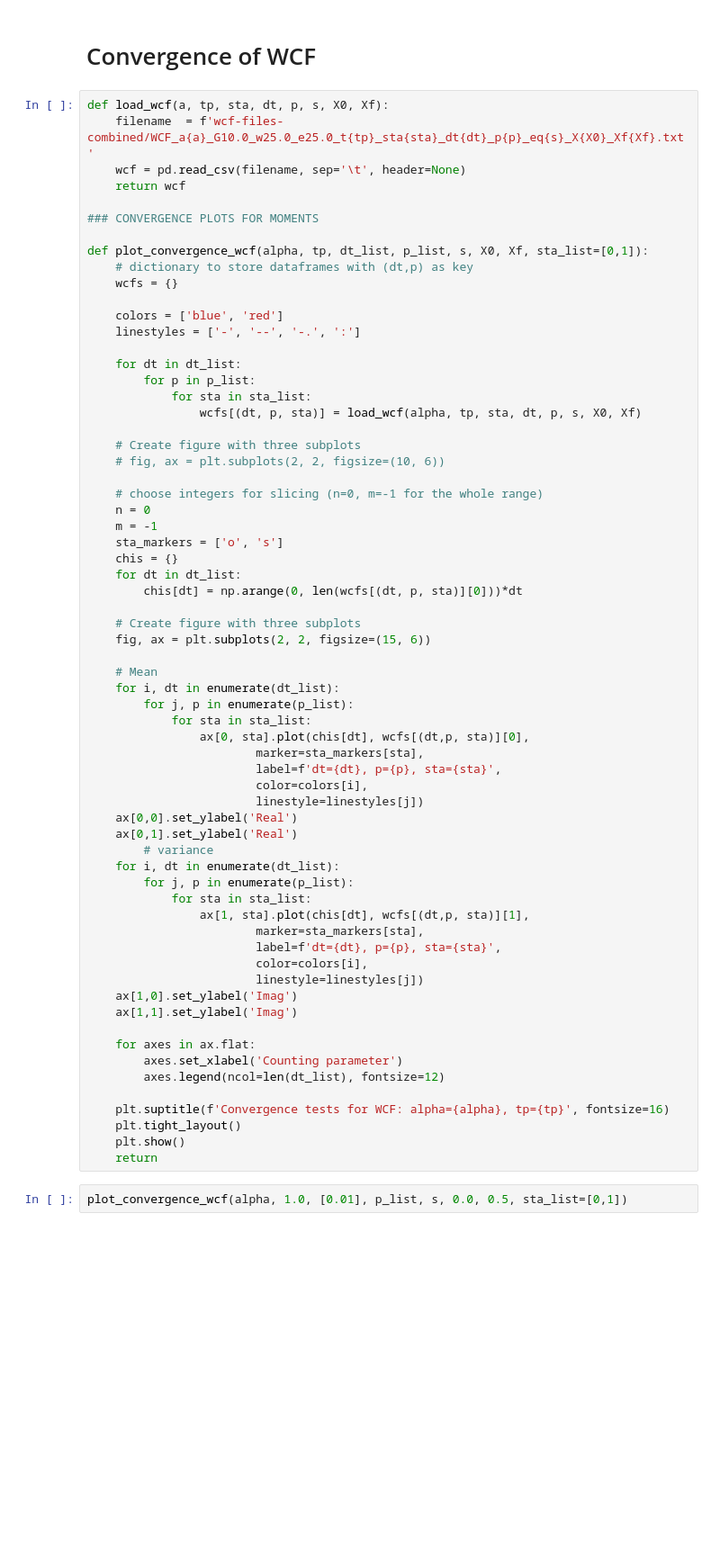
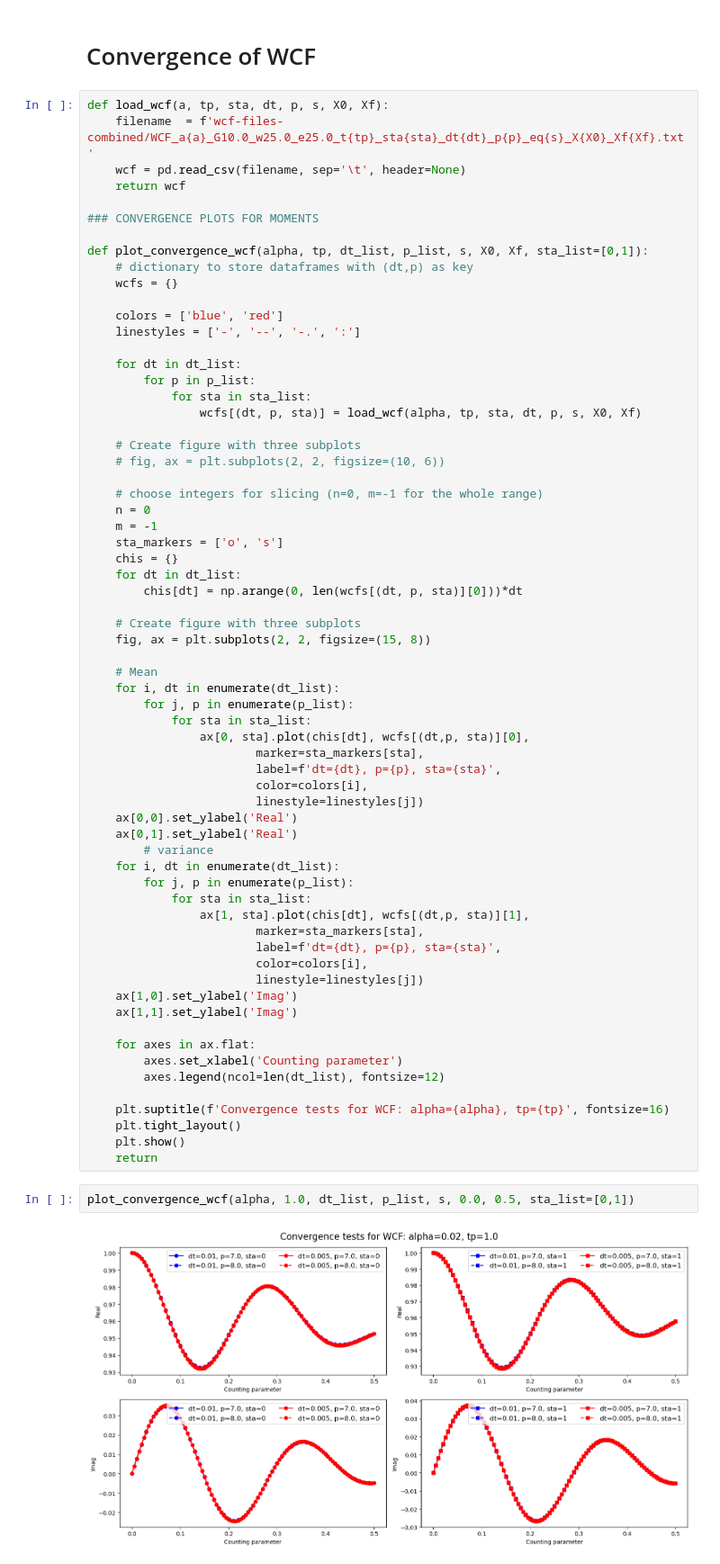
Before and after one commit to mikejshubrook/work-counting-with-process-tensors, a Jupyter notebook: data/convergence_tests.ipynb, the cells around one changed output. Shown at 90% size. Saved outputs shown, nothing was run; the diff lists cells and outputs as text; blank space fills up the shorter version.

Commit message:
updated convergence tests

```diff
--- a/data/convergence_tests.ipynb
+++ b/data/convergence_tests.ipynb
@@ -223,7 +227,7 @@ def plot_convergence_wcf(alpha, tp, dt_list, p_list, s, X0, Xf, sta_list=[0,1]):
         chis[dt] = np.arange(0, len(wcfs[(dt, p, sta)][0]))*dt
 
     # Create figure with three subplots
-    fig, ax = plt.subplots(2, 2, figsize=(15, 6))
+    fig, ax = plt.subplots(2, 2, figsize=(15, 8))
 
     # Mean
     for i, dt in enumerate(dt_list):
@@ -257,4 +261,6 @@ def plot_convergence_wcf(alpha, tp, dt_list, p_list, s, X0, Xf, sta_list=[0,1]):
     plt.show()
     return
 # %%
-plot_convergence_wcf(alpha, 1.0, [0.01], p_list, s, 0.0, 0.5, sta_list=[0,1])
+plot_convergence_wcf(alpha, 1.0, dt_list, p_list, s, 0.0, 0.5, sta_list=[0,1])
+# %% [output]
+[figure, added]
```
Also changed, not shown: parts of 1 cell of this notebook, 3 other files.
